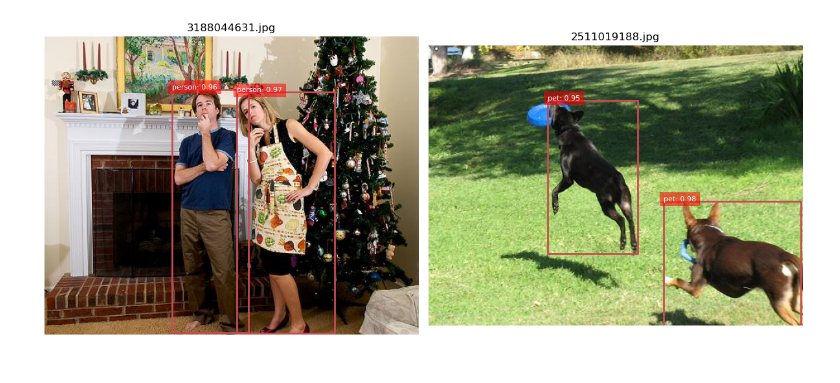
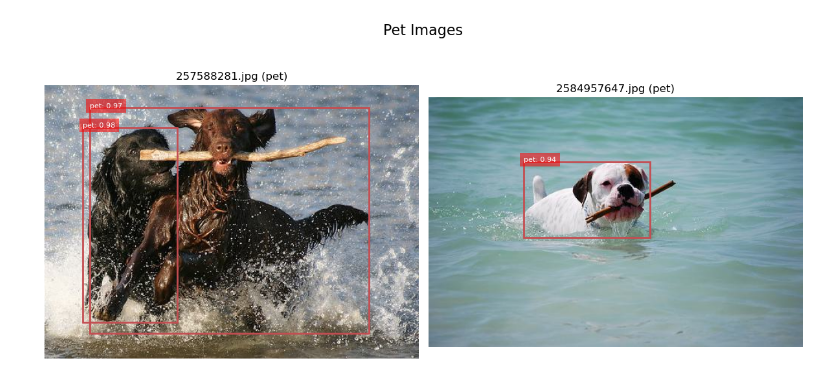
Before and after one commit to aiigoradam/CV_Project, a Jupyter notebook: train_yolo.ipynb, the cells around one changed output. Drawn from its saved outputs; the diff is of its cells as text; code cells hidden in the pictures.

Commit message:
Refactor dataset configuration and enhance image labeling process

```diff
--- a/train_yolo.ipynb
+++ b/train_yolo.ipynb
@@ -1,21 +3,24 @@
 # %%
-# Description: Overfits a YOLO model on 100 images, logs everything to Comet ML.
 import comet_ml
 from ultralytics import YOLO
 
-comet_ml.login(project_name="yolo11-flickr")
-experiment = comet_ml.Experiment(project_name="yolo11-flickr")
-experiment.set_name("overfit_test")
+project_name = "yolo11-flickr"
+experiment_name = "overfit_test"
+comet_ml.login(project_name=project_name)
+experiment = comet_ml.Experiment(project_name=project_name)
+experiment.set_name(experiment_name)
 
 model = YOLO("yolo11n.pt")
 
 results = model.train(
     data="flickr_sanity.yaml",
-    project="yolo11-flickr",
-    name="overfit_test",
+    project=project_name,
+    name=experiment_name,
     exist_ok=True,
     epochs=100,
-    batch=16,
+    batch=16
 )
+
+experiment.end()
 # %% [output]
 COMET WARNING: As you are running in a Jupyter environment, you will need to call `experiment.end()` when finished to ensure all metrics and code are logged before exiting.
@@ -78,8 +119,42 @@ Results saved to yolo11-flickr\overfit_test
 # %%
 %matplotlib inline
+import os
+import random
 import cv2
+import pandas as pd
 import matplotlib.pyplot as plt
 import matplotlib.patches as patches
+
+#random.seed(42)  # Set seed for reproducibility
+
+# Read the CSV file with final image labels
+labels_df = pd.read_csv("final_labeled_images.csv", header=None, names=["filename", "label"])
+labels_dict = dict(zip(labels_df.filename, labels_df.label))
+
+test_folder = "datasets/flickr/images/val/"
+all_images = [os.path.join(test_folder, f) for f in os.listdir(test_folder)
+              if f.lower().endswith('.jpg')]
+
+selected_pets = []
+selected_persons = []
+
+random.shuffle(all_images)
+
+for img_path in all_images:
+    filename = os.path.basename(img_path)
+    # Only proceed if the image is in the CSV file
+    if filename not in labels_dict:
+        continue
+
+    label = labels_dict[filename]
+    if label == "pet" and len(selected_pets) < 2:
+        selected_pets.append(img_path)
+    elif label == "person" and len(selected_persons) < 2:
+        selected_persons.append(img_path)
+
+    # Stop if we have both 2 pets and 2 persons
+    if len(selected_pets) == 2 and len(selected_persons) == 2:
+        break
 
 def plot_bbox(ax, image, data, title="YOLO Prediction"):
     """Plots bounding boxes on an image using Matplotlib."""
@@ -105,12 +180,11 @@ def get_predictions(image_path):
     predictions = model.predict(source=image_path)
 
     data = {'bboxes': [], 'labels': [], 'confidences': []}
-
     for result in predictions:
         for box in result.boxes:
-            x1, y1, x2, y2 = map(int, box.xyxy[0])  # Bounding box coordinates
-            class_id = int(box.cls[0])  # Class ID
-            confidence = box.conf[0].item()  # Confidence score
+            x1, y1, x2, y2 = map(int, box.xyxy[0])
+            class_id = int(box.cls[0])
+            confidence = box.conf[0].item()
 
             data['bboxes'].append((x1, y1, x2, y2))
             data['labels'].append(model.names[class_id])
@@ -118,19 +192,27 @@ def get_predictions(image_path):
 
     return image, data
 
-# Define test images
-test_images = [
-    "datasets/flickr/images/val/3188044631.jpg",
-    "datasets/flickr/images/val/2511019188.jpg"
-]
+# Plotting for pet images
+fig_pets, axes_pets = plt.subplots(1, 2, figsize=(12, 6))
+fig_pets.suptitle("Pet Images", fontsize=16)
 
-# Run inference on both images
-fig, axes = plt.subplots(1, 2, figsize=(12, 6))
-
-for ax, img_path in zip(axes, test_images):
+for ax, img_path in zip(axes_pets, selected_pets):
     image, data = get_predictions(img_path)
-    plot_bbox(ax, image, data, title=img_path.split("/")[-1])
+    title = os.path.basename(img_path) + f" ({labels_dict[os.path.basename(img_path)]})"
+    plot_bbox(ax, image, data, title=title)
 
 plt.tight_layout()
 plt.show()
+
+# Plotting for person images
+fig_persons, axes_persons = plt.subplots(1, 2, figsize=(12, 6))
+fig_persons.suptitle("Person Images", fontsize=16)
+
+for ax, img_path in zip(axes_persons, selected_persons):
+    image, data = get_predictions(img_path)
+    title = os.path.basename(img_path) + f" ({labels_dict[os.path.basename(img_path)]})"
+    plot_bbox(ax, image, data, title=title)
+
+plt.tight_layout()
+plt.show()
 # %% [output]
@@ -142 +224 @@ Speed: 2.0ms preprocess, 37.9ms inference, 3.0ms postprocess per image at shape
-[figure, old version]
+[figure, new version]
```
Also changed, not shown: parts of 8 cells of this notebook.
